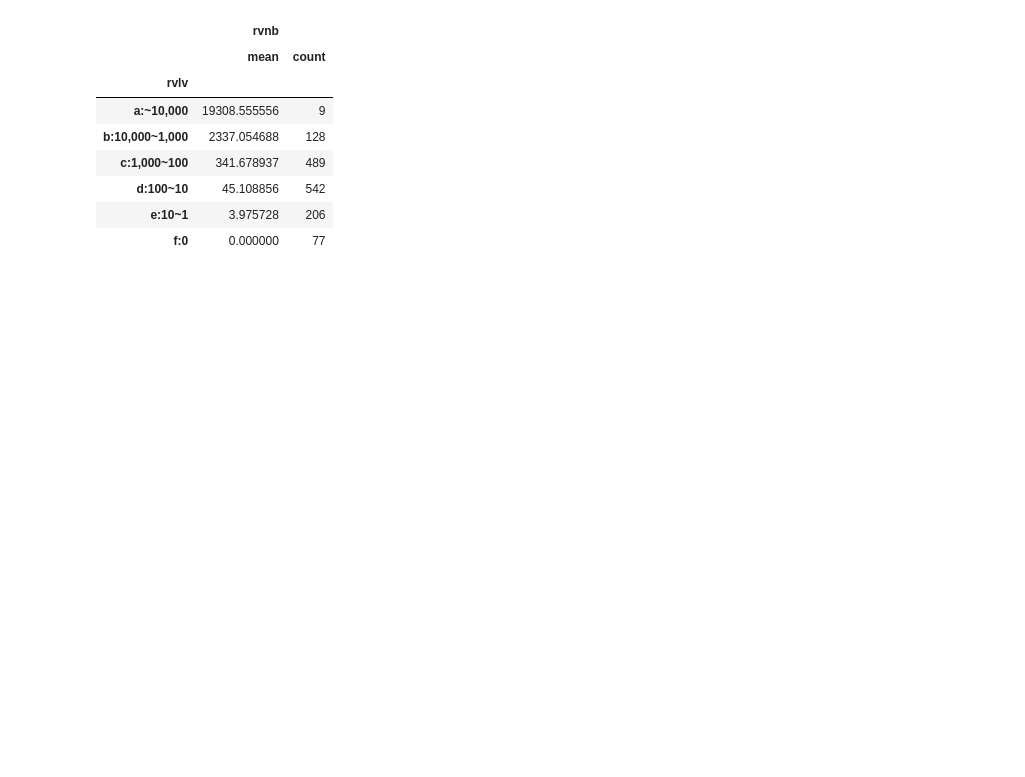
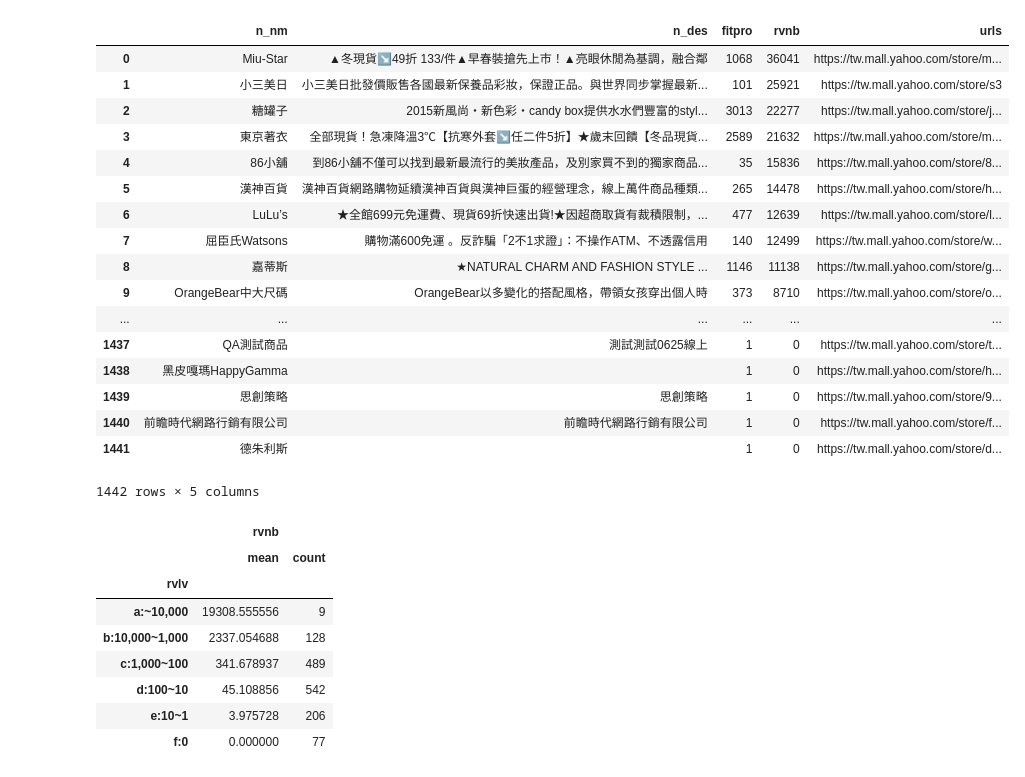
Before and after one commit to Charlie-Jin/crawler, a Jupyter notebook: Store data 01-24.ipynb, the cells around one changed output. Drawn from its saved outputs; the diff is of its cells as text; code cells hidden in the pictures; blank space fills up the shorter version.

```diff
--- a/Store data 01-24.ipynb
+++ b/Store data 01-24.ipynb
@@ -152,3 +133,24 @@ cp_f_df
+# %%
+cp1_f_df
+# %% [output]
+|  | n_nm | n_des | fitpro | rvnb | urls |
+| 0 | Miu-Star | ▲冬現貨↘49折 133/件▲早春裝搶先上市！▲亮眼休閒為基調，融合鄰 | 1068 | 36041 | https://tw.mall.yahoo.com/store/m... |
+| 1 | 小三美日 | 小三美日批發價販售各國最新保養品彩妝，保證正品。與世界同步掌握最新... | 101 | 25921 | https://tw.mall.yahoo.com/store/s3 |
+| 2 | 糖罐子 | 2015新風尚‧新色彩‧candy box提供水水們豐富的styl... | 3013 | 22277 | https://tw.mall.yahoo.com/store/j... |
+| 3 | 東京著衣 | 全部現貨！急凍降溫3℃【抗寒外套↘任二件5折】★歲末回饋【冬品現貨... | 2589 | 21632 | https://tw.mall.yahoo.com/store/m... |
+| 4 | 86小舖 | 到86小舖不僅可以找到最新最流行的美妝產品，及別家買不到的獨家商品... | 35 | 15836 | https://tw.mall.yahoo.com/store/8... |
+| 5 | 漢神百貨 | 漢神百貨網路購物延續漢神百貨與漢神巨蛋的經營理念，線上萬件商品種類... | 265 | 14478 | https://tw.mall.yahoo.com/store/h... |
+| 6 | LuLu’s | ★全館699元免運費、現貨69折快速出貨!★因超商取貨有裁積限制，... | 477 | 12639 | https://tw.mall.yahoo.com/store/l... |
+| 7 | 屈臣氏Watsons | 購物滿600免運 。反詐騙「2不1求證」：不操作ATM、不透露信用 | 140 | 12499 | https://tw.mall.yahoo.com/store/w... |
+| 8 | 嘉蒂斯 | ★NATURAL CHARM AND FASHION STYLE ... | 1146 | 11138 | https://tw.mall.yahoo.com/store/g... |
+| 9 | OrangeBear中大尺碼 | OrangeBear以多變化的搭配風格，帶領女孩穿出個人時 | 373 | 8710 | https://tw.mall.yahoo.com/store/o... |
+| ... | ... | ... | ... | ... | ... |
+| 1437 | QA測試商品 | 測試測試0625線上 | 1 | 0 | https://tw.mall.yahoo.com/store/t... |
+| 1438 | 黑皮嘎瑪HappyGamma |  | 1 | 0 | https://tw.mall.yahoo.com/store/h... |
+| 1439 | 思創策略 | 思創策略 | 1 | 0 | https://tw.mall.yahoo.com/store/9... |
+| 1440 | 前瞻時代網路行銷有限公司 | 前瞻時代網路行銷有限公司 | 1 | 0 | https://tw.mall.yahoo.com/store/f... |
+| 1441 | 德朱利斯 |  | 1 | 0 | https://tw.mall.yahoo.com/store/d... |
+1442 rows × 5 columns
 # %%
 #plot rvn
 m_p = plt.hist(cp_m_df["rvnb"], bins = 200)
```
Also changed, not shown: parts of 20 cells of this notebook.
